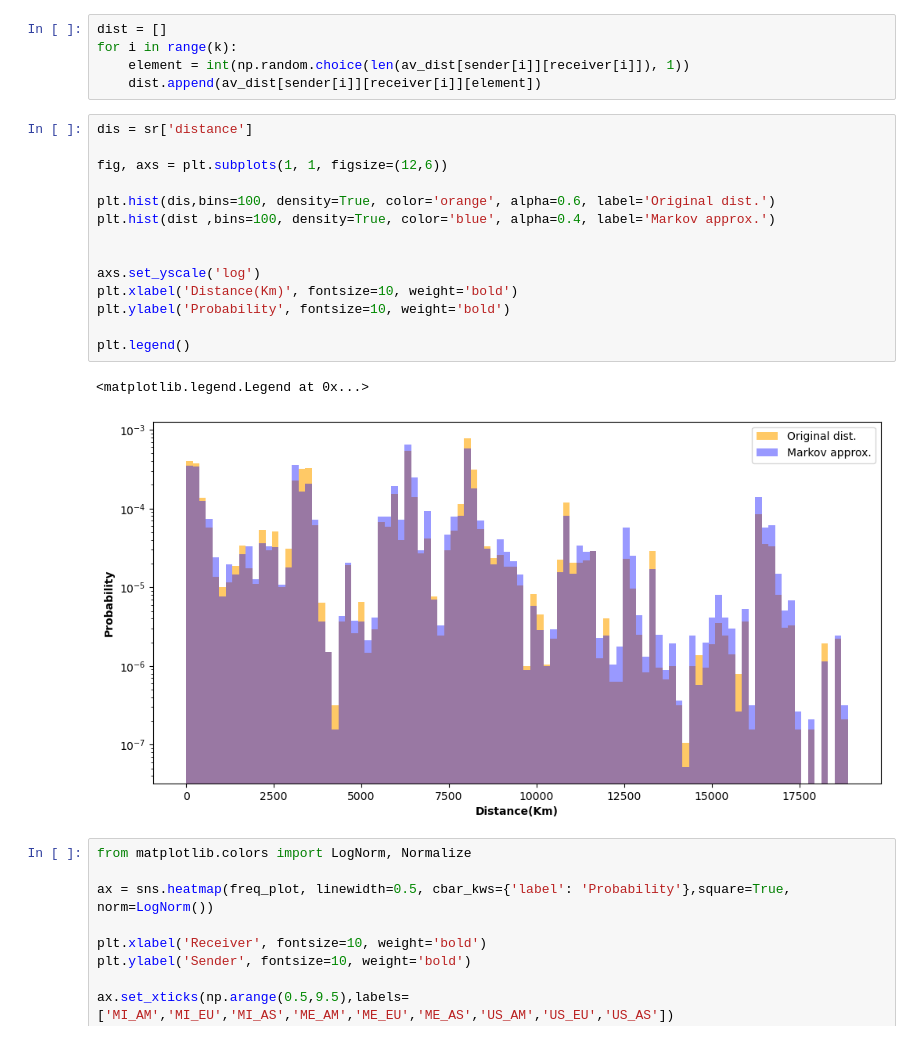
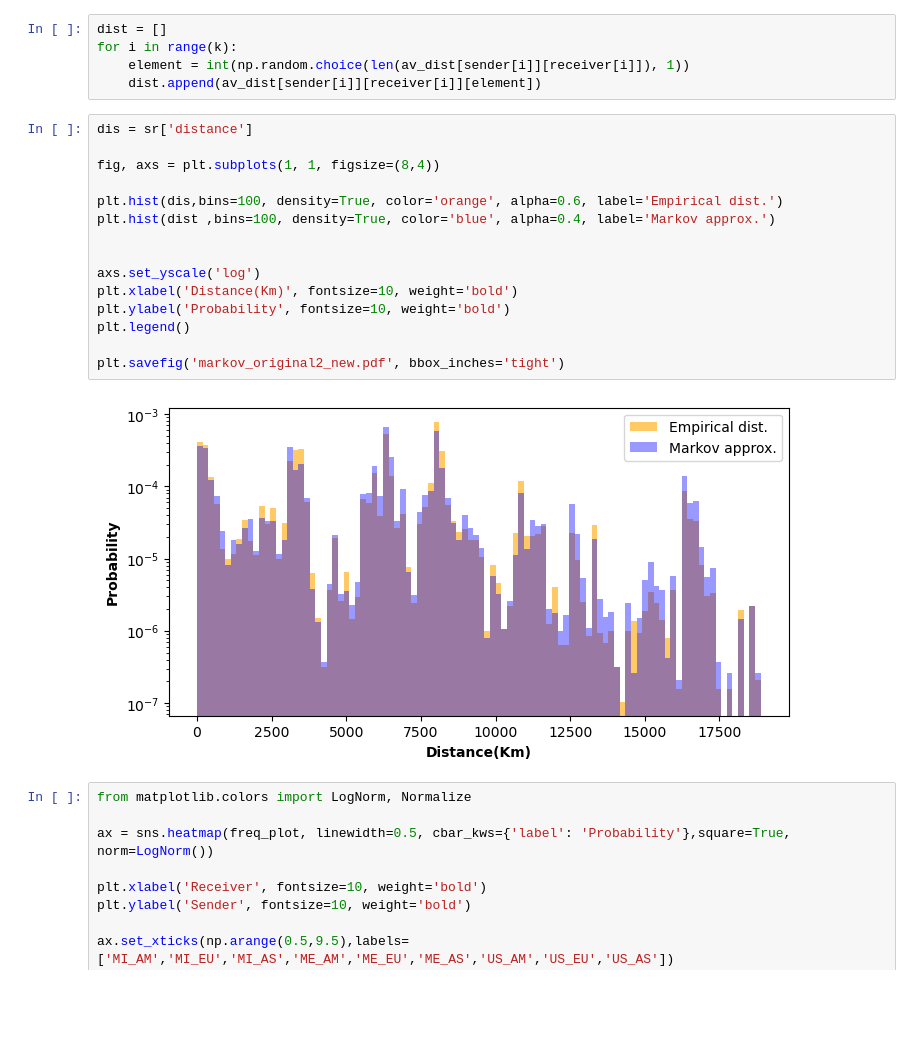
Before and after one commit to kelali01/Scaling-Laws-of-Bitcoin, a Jupyter notebook: Markovian_Model.ipynb, the cells around one changed output. Saved outputs shown, nothing was run; the diff lists cells and outputs as text; blank space fills up the shorter version.

```diff
--- a/Markovian_Model.ipynb
+++ b/Markovian_Model.ipynb
@@ -309,20 +309,20 @@ for i in range(k):
 # %%
 dis = sr['distance']
 
-fig, axs = plt.subplots(1, 1, figsize=(12,6))
+fig, axs = plt.subplots(1, 1, figsize=(8,4))
 
-plt.hist(dis,bins=100, density=True, color='orange', alpha=0.6, label='Original dist.')
+plt.hist(dis,bins=100, density=True, color='orange', alpha=0.6, label='Empirical dist.')
 plt.hist(dist ,bins=100, density=True, color='blue', alpha=0.4, label='Markov approx.')
 
 
 axs.set_yscale('log')
 plt.xlabel('Distance(Km)', fontsize=10, weight='bold')
 plt.ylabel('Probability', fontsize=10, weight='bold')
+plt.legend()
 
-plt.legend()
+plt.savefig('markov_original2_new.pdf', bbox_inches='tight')
 # %% [output]
-<matplotlib.legend.Legend at 0x...>
-[figure, old version]
+[figure, new version]
 # %%
 from matplotlib.colors import LogNorm, Normalize
 
```
Also changed, not shown: parts of 2 cells of this notebook.
